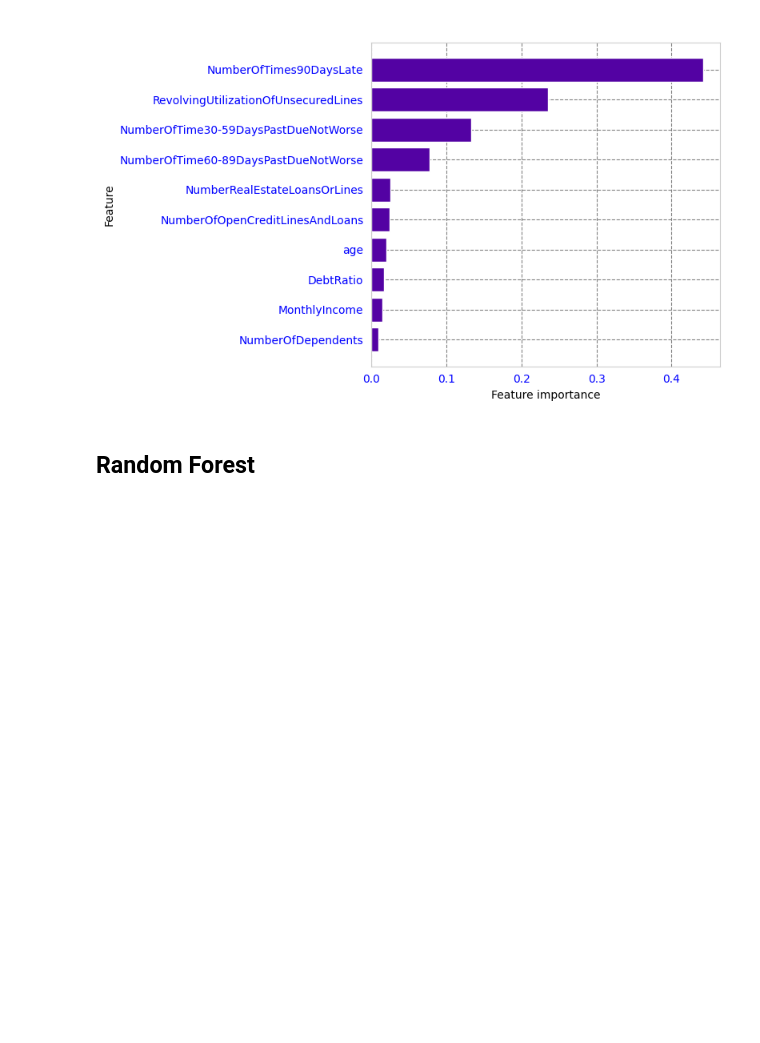
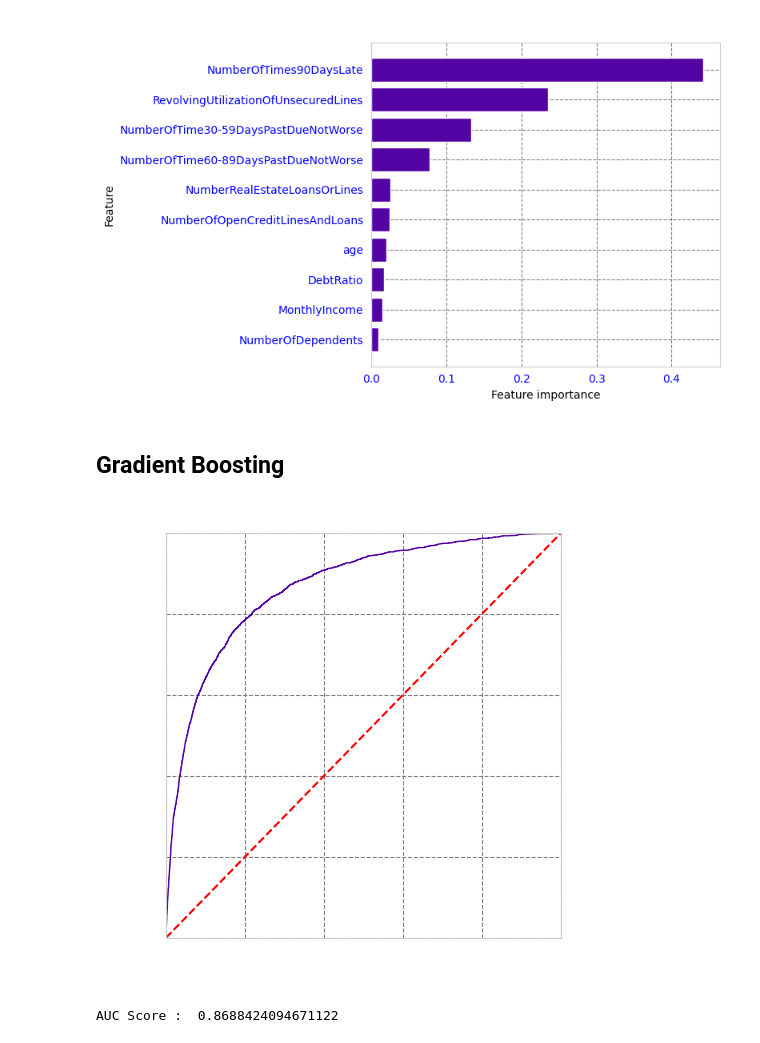
Before and after one commit to Saba-a11/Kaggle_Credit_Score, a Jupyter notebook: CreditModel.ipynb, the cells around one changed output. Saved outputs shown, nothing was run; the diff lists cells and outputs as text; code cells hidden in the pictures; blank space fills up the shorter version.

```diff
--- a/CreditModel.ipynb
+++ b/CreditModel.ipynb
@@ -1049,5 +937,24 @@ Accuracy: 93.66%
 plot_feature_importances(clf)
 # %% [output]
 [figure]
-# %% [markdown]
-## Random Forest
+# %% [markdown]
+## Gradient Boosting
+# %%
+# Create a Gradient Boosting classifier
+gb_classifier = GradientBoostingClassifier(n_estimators=100, learning_rate=0.1, max_depth=3, random_state=123)
+
+# Fit the model on the training data
+gb_classifier.fit(X_train_scaled, y_train)
+
+# Make predictions on the test set
+y_prob = gb_classifier.predict_proba(X_test_scaled)[:, 1]  # Predict probabilities for positive class
+fpr, tpr, thresh = roc_curve(y_test, y_prob)
+plot_roc_curve(fpr, tpr)
+print('AUC Score : ', (roc_auc_score(y_test, y_prob)))
+
+# Convert probabilities to binary predictions based on a threshold (you can adjust the threshold as needed)
+# threshold = 0.5
+# y_pred = (y_prob >= threshold).astype(int)
+# %% [output]
+[figure, added]
+AUC Score :  0.8688424094671122
```
Also changed, not shown: parts of 9 cells of this notebook.
